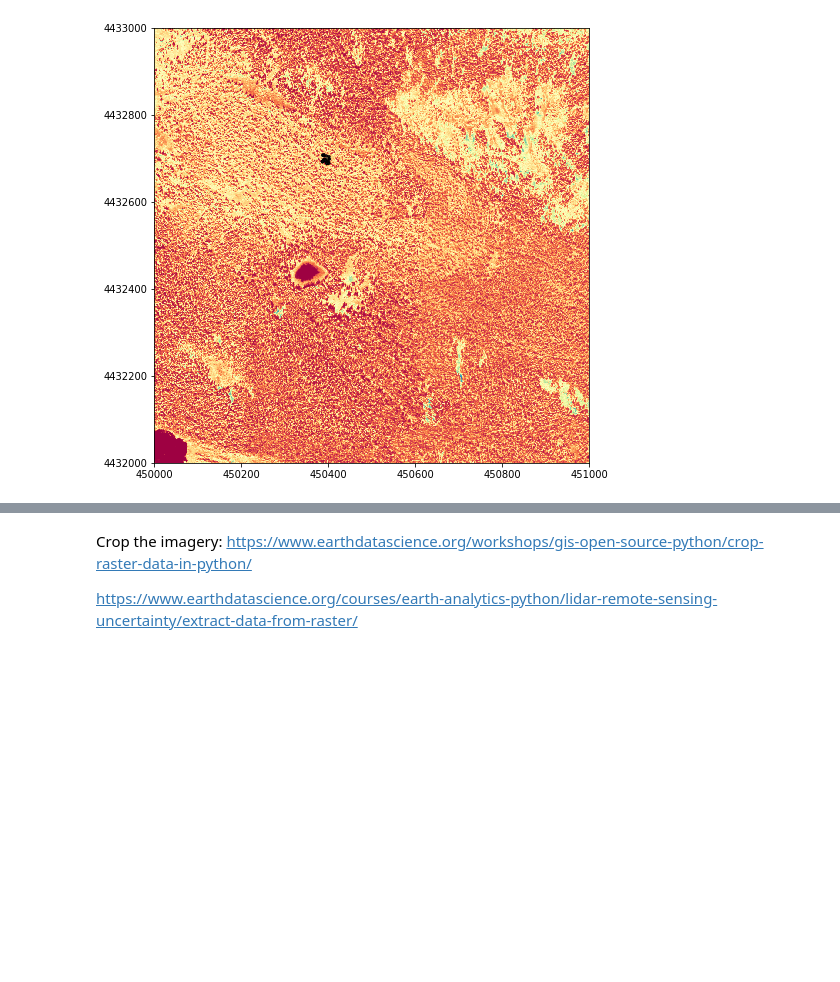
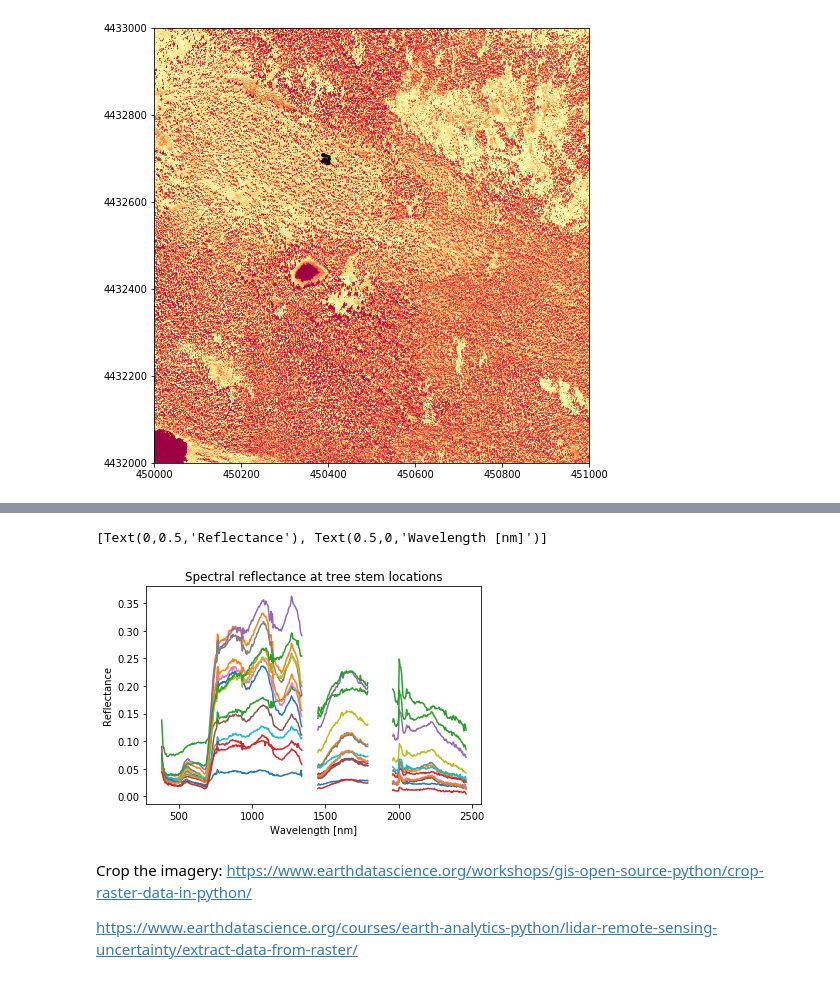
Before and after one commit to vscholl/jubilant-waffle, a Jupyter notebook: extract_spectra.ipynb, the cells around one changed output, grey strips where cells are left out. Drawn from its saved outputs; the diff is of its cells as text; code cells hidden in the pictures; blank space fills up the shorter version.

```diff
--- a/extract_spectra.ipynb
+++ b/extract_spectra.ipynb
@@ -443,3 +533,11 @@ plt.show()
+# %%
+fig = spectra_df.plot(x='wavelengths',
+                      title = 'Spectral reflectance at tree stem locations',
+                     legend=False)
+fig.set(xlabel="Wavelength [nm]", ylabel=("Reflectance"))
+# %% [output]
+[Text(0,0.5,'Reflectance'), Text(0.5,0,'Wavelength [nm]')]
+[figure, added]
 # %% [markdown]
 Crop the imagery:
 https://www.earthdatascience.org/workshops/gis-open-source-python/crop-raster-data-in-python/
```
Also changed, not shown: parts of 9 cells of this notebook.
